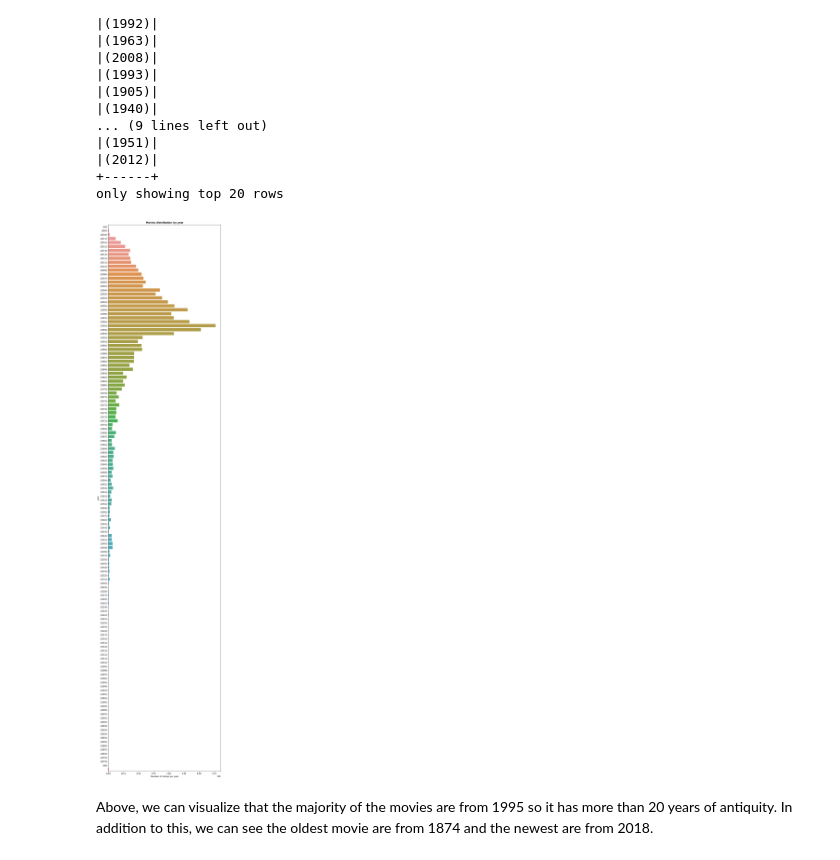
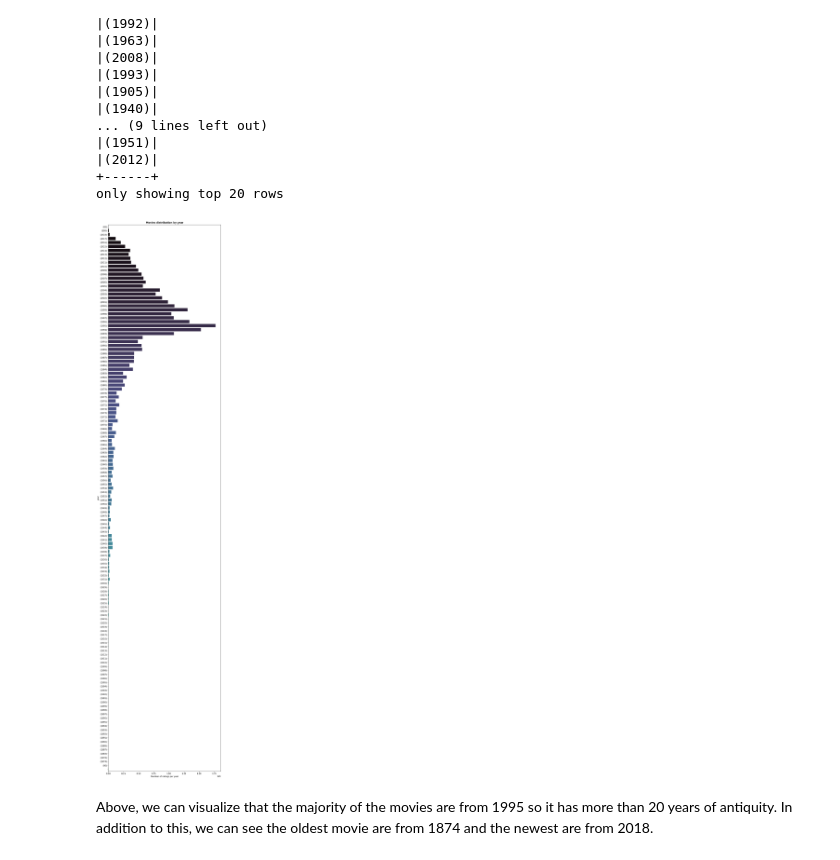
Before and after one commit to jlopezgaldon/recommendation_engine, a Jupyter notebook: notebooks/01_EDA.ipynb, the cells around one changed output. Drawn from its saved outputs; the diff is of its cells as text; code cells hidden in the pictures.

```diff
--- a/notebooks/01_EDA.ipynb
+++ b/notebooks/01_EDA.ipynb
@@ -738,25 +743,26 @@ only showing top 20 rows
 # %%
     # MOVIES DISTRIBUTION BY YEAR
 df_title_year_rating = df_title_year.select("year","rating")
 df_title_year_rating_group = df_title_year_rating.groupBy("year") \
                                                 .count() \
                                                 .sort(desc("year")) \
                                                 .toPandas()
 
 fig, (ax) = plt.subplots(1, figsize=(10, 50))
 
     # Parametrize the plot
 df_plot = df_title_year_rating_group
 
     #make barplot
 ax = sns.barplot(x=df_plot["count"],
                  y=df_plot["year"],
-                 data=df_plot)
+                 data=df_plot,
+                 palette="mako")
     #set labels
 ax.set_xlabel('Number of ratings per year')
 ax.set_title("Movies distribution by year", weight='bold');
 # %% [output]
-[figure, old version]
+[figure, new version]
 # %% [markdown]
 Above, we can visualize that the majority of the movies are from 1995 so it has more than 20 years of antiquity. In addition to this, we can see the oldest movie are from 1874 and the newest are from 2018.
 # %% [markdown]
```
Also changed, not shown: parts of 12 cells of this notebook, 7 other files.
